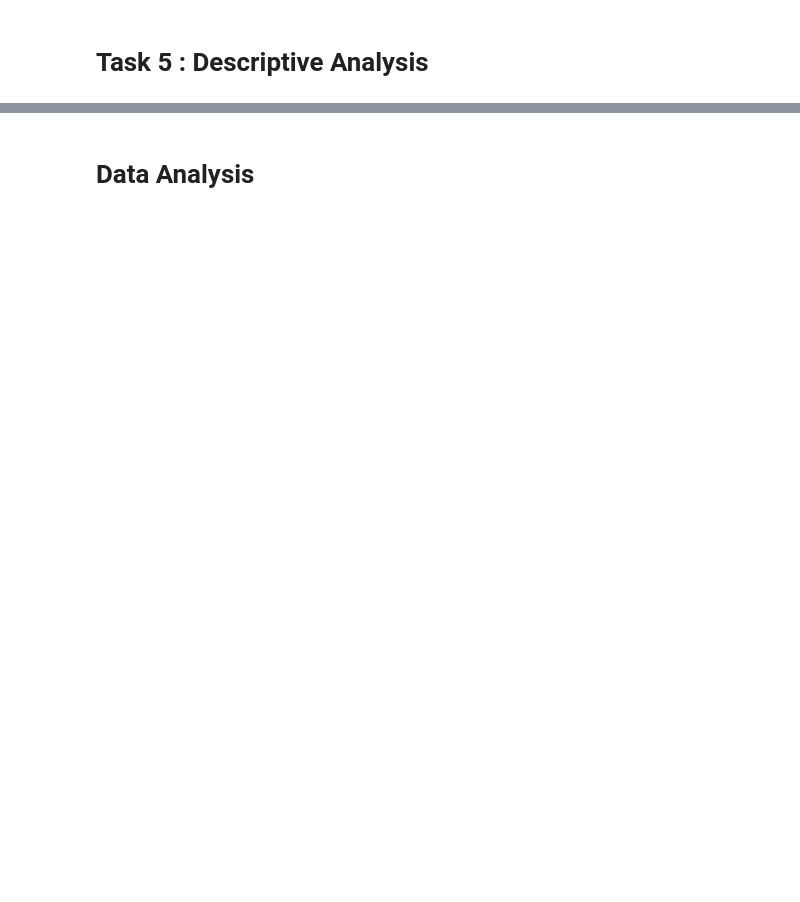
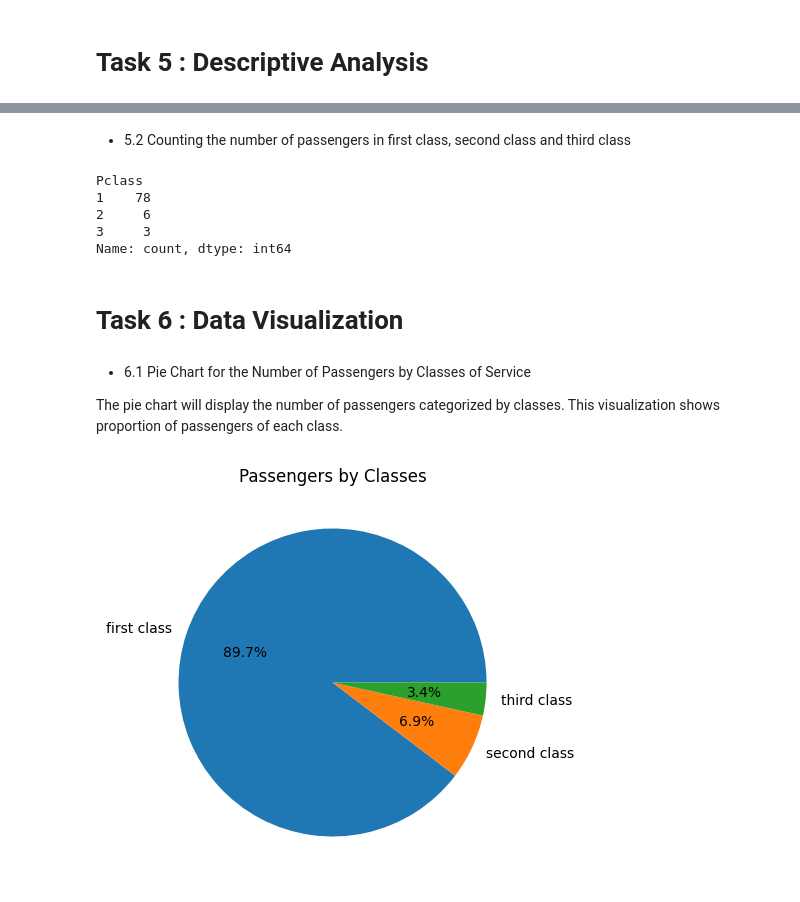
Before and after one commit to Srishti36912/Titanic_python, a Jupyter notebook: data_analysis.ipynb, the cells around one changed output, grey strips where cells are left out. Saved outputs shown, nothing was run; the diff lists cells and outputs as text; code cells hidden in the pictures; blank space fills up the shorter version.

```diff
--- a/data_analysis.ipynb
+++ b/data_analysis.ipynb
@@ -131,5 +143,2 @@ Cleaned dataset (first few rows) :
 # %% [markdown]
 # Task 4 : Data Manipulation
-# %%
-df = df.drop(['Cabin'], axis=1)
-df
@@ -241,2 +199,26 @@ np.int64(4)
+# %% [markdown]
+- 5.2 Counting the number of passengers in first class, second class and third class
+# %%
+pclass = df['Pclass'].value_counts()
+print(pclass)
+# %% [output]
+Pclass
+1    78
+2     6
+3     3
+Name: count, dtype: int64
 # %% [markdown]
-# Data Analysis
+# Task 6 : Data Visualization
+# %% [markdown]
+- 6.1 Pie Chart for the Number of Passengers by Classes of Service
+
+The pie chart will display the number of passengers categorized by classes. This visualization shows proportion of passengers of each class.
+# %%
+plt.figure(figsize=(10,5))
+pclass = df['Pclass'].value_counts()
+label = ['first class','second class','third class']
+plt.pie(pclass, autopct= '%.1f%%', labels=label)
+plt.title('Passengers by Classes')
+plt.show()
+# %% [output]
+[figure, added]
```
Also changed, not shown: parts of 27 cells of this notebook.
